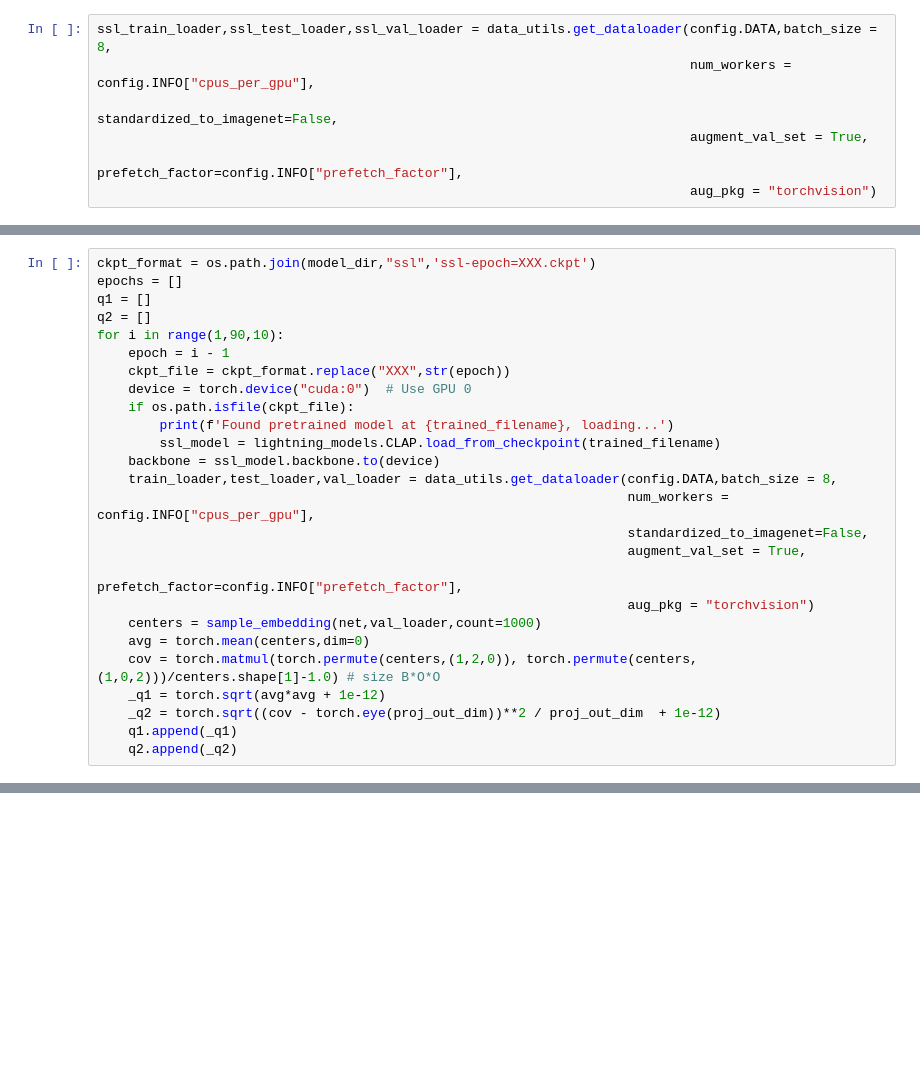
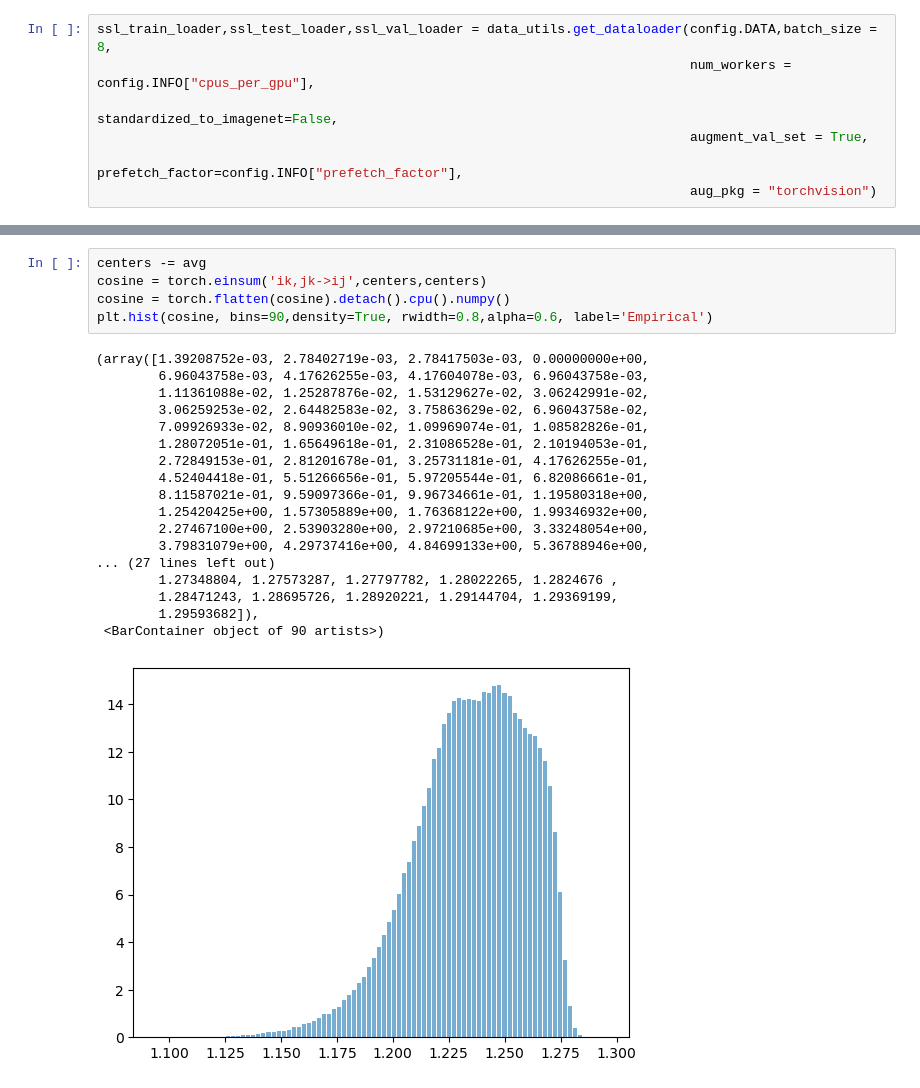
Before and after one commit to guanming-zhang/clamp, a Jupyter notebook: scripts/centroid_test.ipynb, the cells around one changed output, grey strips where cells are left out. Cells and saved outputs as stored; diff of their text form; blank space fills up the shorter version.

```diff
--- a/scripts/centroid_test.ipynb
+++ b/scripts/centroid_test.ipynb
@@ -127,26 +161,0 @@ cov = torch.matmul(torch.permute(centers,(1,2,0)), torch.permute(centers,(1,0,2)
-# %%
-ckpt_format = os.path.join(model_dir,"ssl",'ssl-epoch=XXX.ckpt')
-epochs = []
-q1 = []
-q2 = []
-for i in range(1,90,10):
-    epoch = i - 1
-    ckpt_file = ckpt_format.replace("XXX",str(epoch))
-    device = torch.device("cuda:0")  # Use GPU 0
-    if os.path.isfile(ckpt_file):
-        print(f'Found pretrained model at {trained_filename}, loading...')
-        ssl_model = lightning_models.CLAP.load_from_checkpoint(trained_filename)
-    backbone = ssl_model.backbone.to(device)
-    train_loader,test_loader,val_loader = data_utils.get_dataloader(config.DATA,batch_size = 8,
-                                                                    num_workers = config.INFO["cpus_per_gpu"],
-                                                                    standardized_to_imagenet=False,
-                                                                    augment_val_set = True,
-                                                                    prefetch_factor=config.INFO["prefetch_factor"],
-                                                                    aug_pkg = "torchvision")
-    centers = sample_embedding(net,val_loader,count=1000)
-    avg = torch.mean(centers,dim=0)
-    cov = torch.matmul(torch.permute(centers,(1,2,0)), torch.permute(centers,(1,0,2)))/centers.shape[1]-1.0) # size B*O*O
-    _q1 = torch.sqrt(avg*avg + 1e-12)
-    _q2 = torch.sqrt((cov - torch.eye(proj_out_dim))**2 / proj_out_dim  + 1e-12)
-    q1.append(_q1)
-    q2.append(_q2)
@@ -152,0 +183,24 @@ for i in range(1,90,10):
+# %%
+centers -= avg
+cosine = torch.einsum('ik,jk->ij',centers,centers)
+cosine = torch.flatten(cosine).detach().cpu().numpy()
+plt.hist(cosine, bins=90,density=True, rwidth=0.8,alpha=0.6, label='Empirical')
+# %% [output]
+(array([1.39208752e-03, 2.78402719e-03, 2.78417503e-03, 0.00000000e+00,
+        6.96043758e-03, 4.17626255e-03, 4.17604078e-03, 6.96043758e-03,
+        1.11361088e-02, 1.25287876e-02, 1.53129627e-02, 3.06242991e-02,
+        3.06259253e-02, 2.64482583e-02, 3.75863629e-02, 6.96043758e-02,
+        7.09926933e-02, 8.90936010e-02, 1.09969074e-01, 1.08582826e-01,
+        1.28072051e-01, 1.65649618e-01, 2.31086528e-01, 2.10194053e-01,
+        2.72849153e-01, 2.81201678e-01, 3.25731181e-01, 4.17626255e-01,
+        4.52404418e-01, 5.51266656e-01, 5.97205544e-01, 6.82086661e-01,
+        8.11587021e-01, 9.59097366e-01, 9.96734661e-01, 1.19580318e+00,
+        1.25420425e+00, 1.57305889e+00, 1.76368122e+00, 1.99346932e+00,
+        2.27467100e+00, 2.53903280e+00, 2.97210685e+00, 3.33248054e+00,
+        3.79831079e+00, 4.29737416e+00, 4.84699133e+00, 5.36788946e+00,
+... (27 lines left out)
+        1.27348804, 1.27573287, 1.27797782, 1.28022265, 1.2824676 ,
+        1.28471243, 1.28695726, 1.28920221, 1.29144704, 1.29369199,
+        1.29593682]),
+ <BarContainer object of 90 artists>)
+[figure, added]
```
Also changed, not shown: parts of 9 cells of this notebook, 2 other files.
